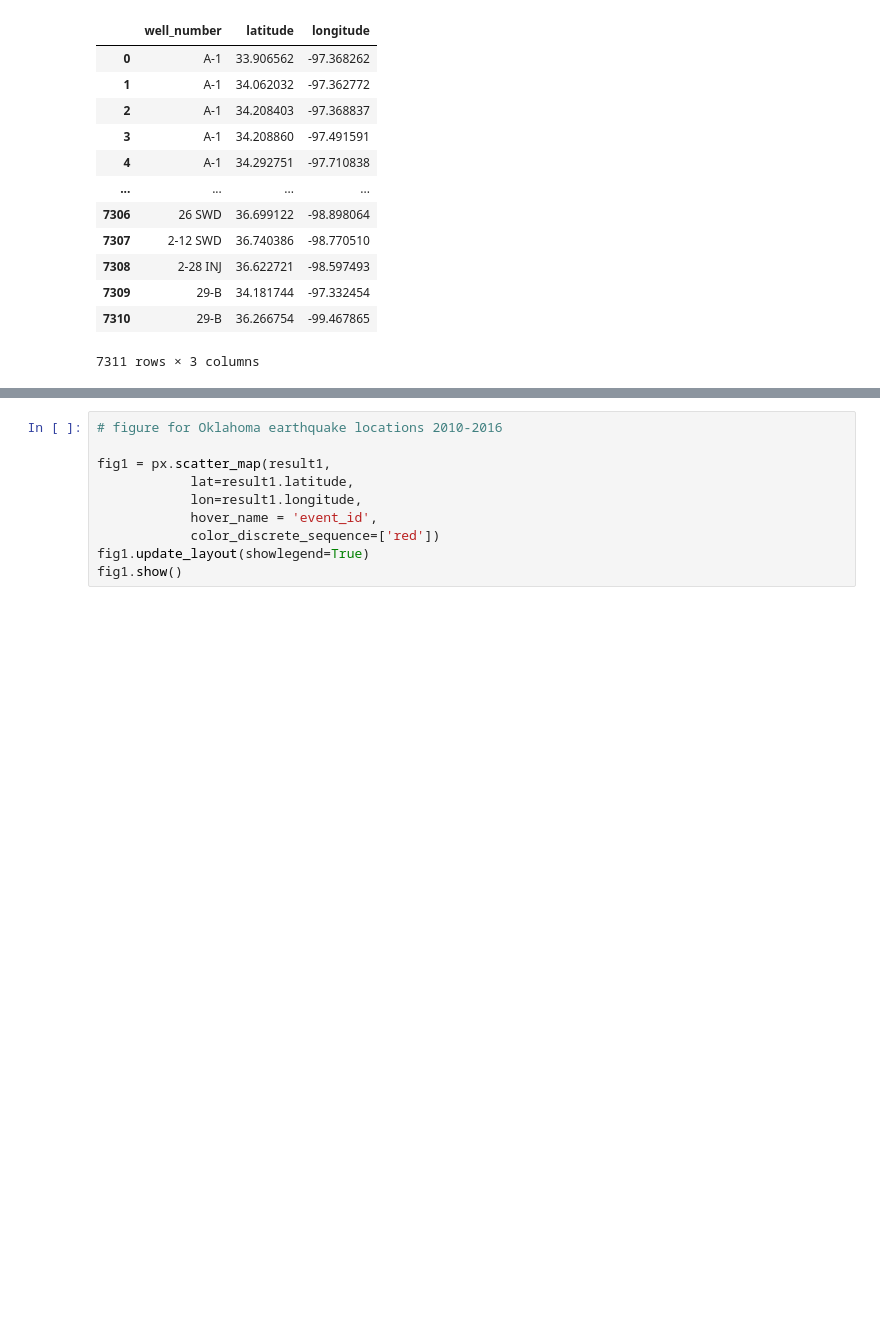
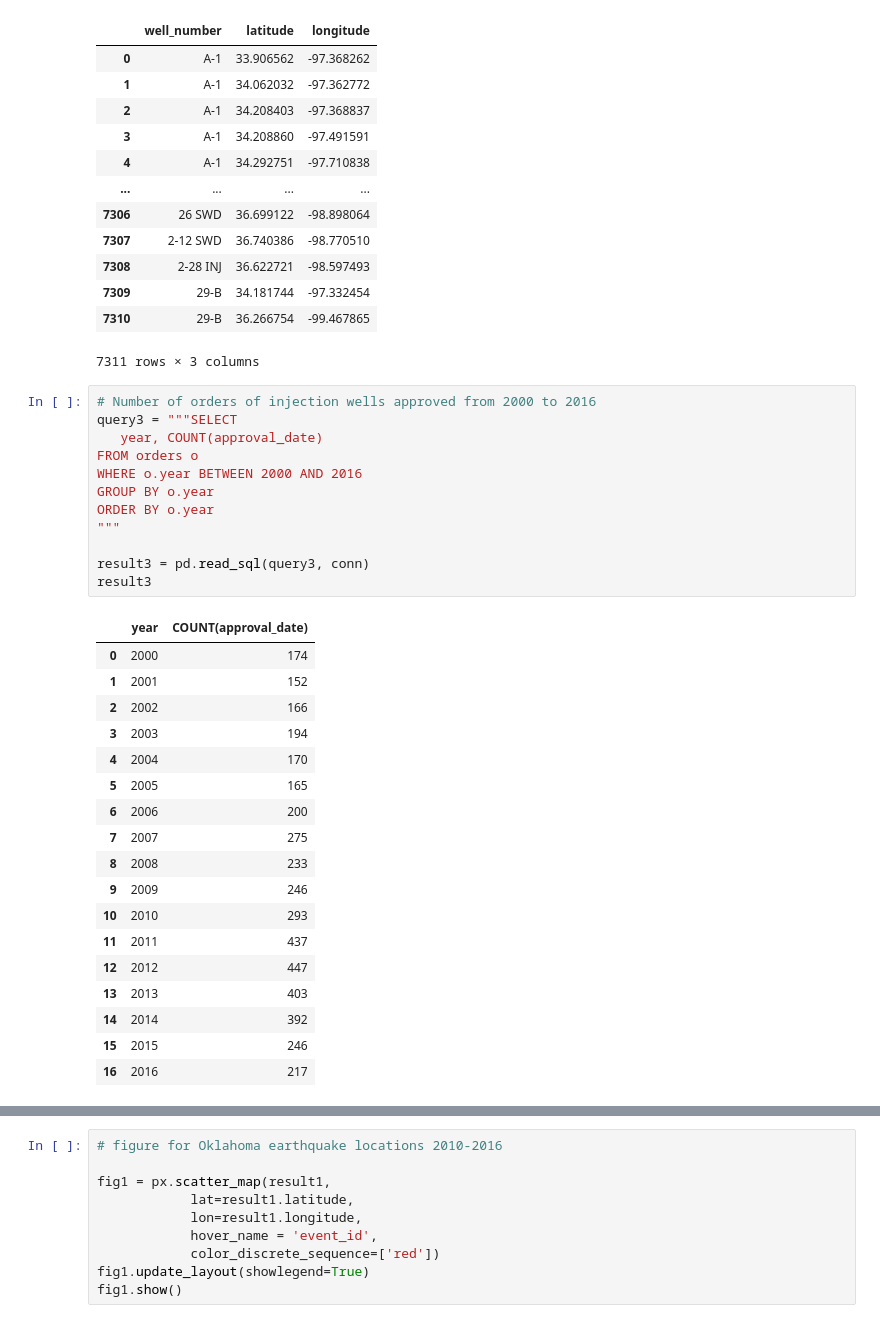
Before and after one commit to JulieGambill/Wastewater_And_Seismic_Activity, a Jupyter notebook: notebooks/database.ipynb, the cells around one changed output, grey strips where cells are left out. Drawn from its saved outputs; the diff is of its cells as text; blank space fills up the shorter version.

```diff
--- a/notebooks/database.ipynb
+++ b/notebooks/database.ipynb
@@ -112,3 +116,34 @@ result2
 | 7309 | 29-B | 34.181744 | -97.332454 |
 | 7310 | 29-B | 36.266754 | -99.467865 |
 7311 rows × 3 columns
+# %%
+# Number of orders of injection wells approved from 2000 to 2016
+query3 = """SELECT
+   year, COUNT(approval_date)
+FROM orders o
+WHERE o.year BETWEEN 2000 AND 2016
+GROUP BY o.year
+ORDER BY o.year
+"""
+
+result3 = pd.read_sql(query3, conn)
+result3
+# %% [output]
+|  | year | COUNT(approval_date) |
+| 0 | 2000 | 174 |
+| 1 | 2001 | 152 |
+| 2 | 2002 | 166 |
+| 3 | 2003 | 194 |
+| 4 | 2004 | 170 |
+| 5 | 2005 | 165 |
+| 6 | 2006 | 200 |
+| 7 | 2007 | 275 |
+| 8 | 2008 | 233 |
+| 9 | 2009 | 246 |
+| 10 | 2010 | 293 |
+| 11 | 2011 | 437 |
+| 12 | 2012 | 447 |
+| 13 | 2013 | 403 |
+| 14 | 2014 | 392 |
+| 15 | 2015 | 246 |
+| 16 | 2016 | 217 |
```
Also changed, not shown: parts of 11 cells of this notebook, 4 other files.
